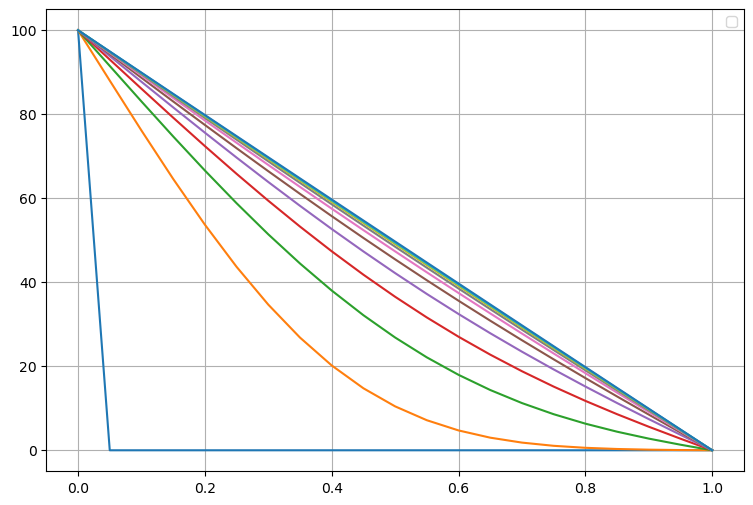
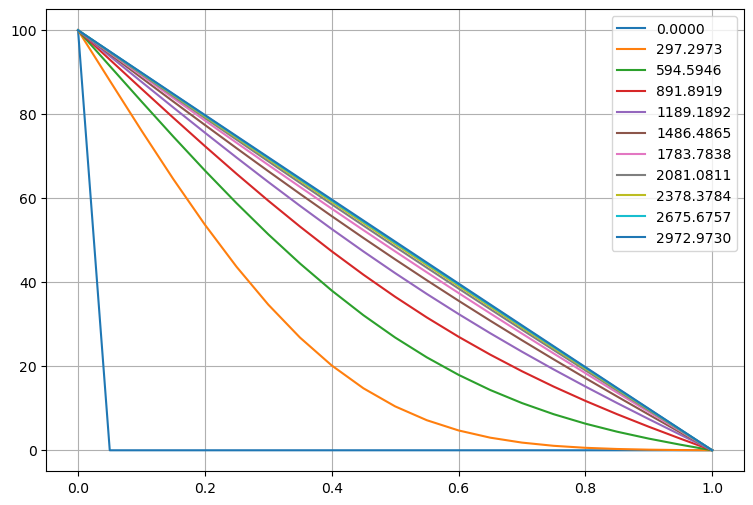
Unified diff of the notebook cell whose output changed from the first chart to the second:
--- before
+++ after
@@ -3,5 +3,5 @@
 colors = cm . plasma ( np . linspace (0 , 1 , len ( T_save ) ) )
 for i in range(len(T_save)):
-    ax.plot(x,T_save[i])
+    ax.plot(x,T_save[i],label = f"{t_save[i]:.4f}")
     
 plt.grid()

Commit: fini et corrigé